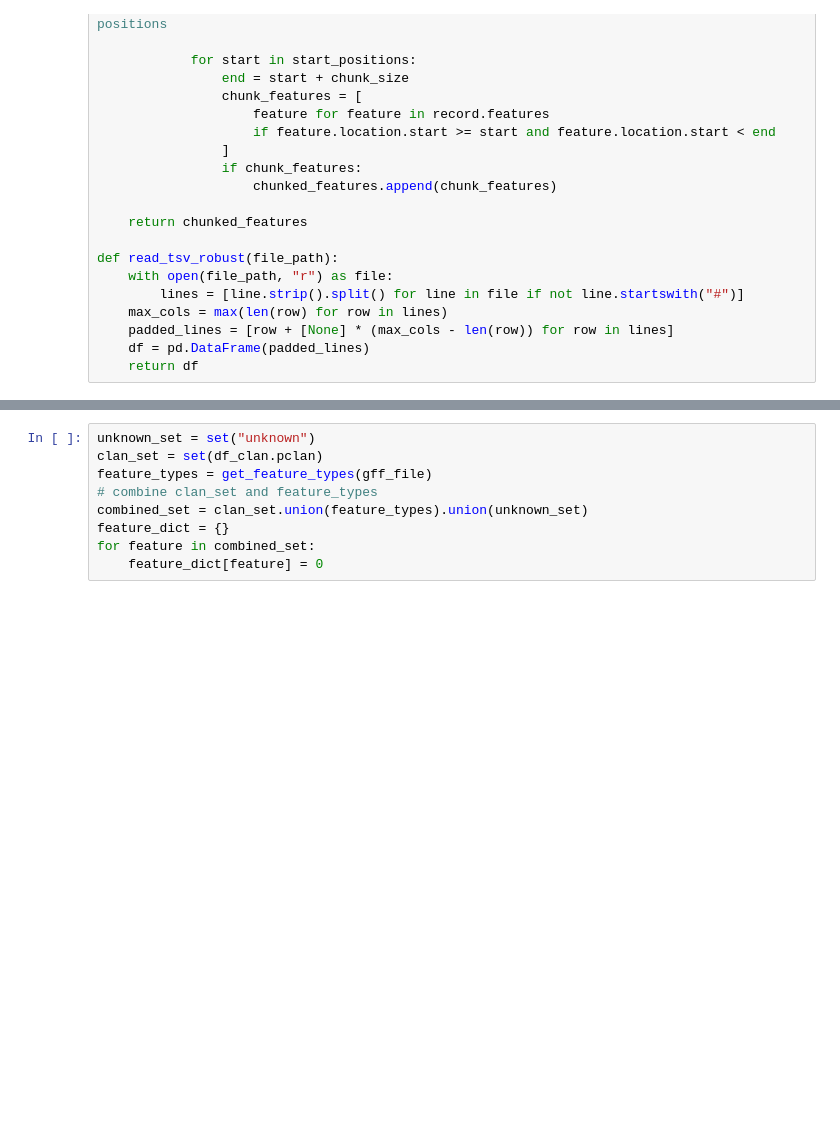
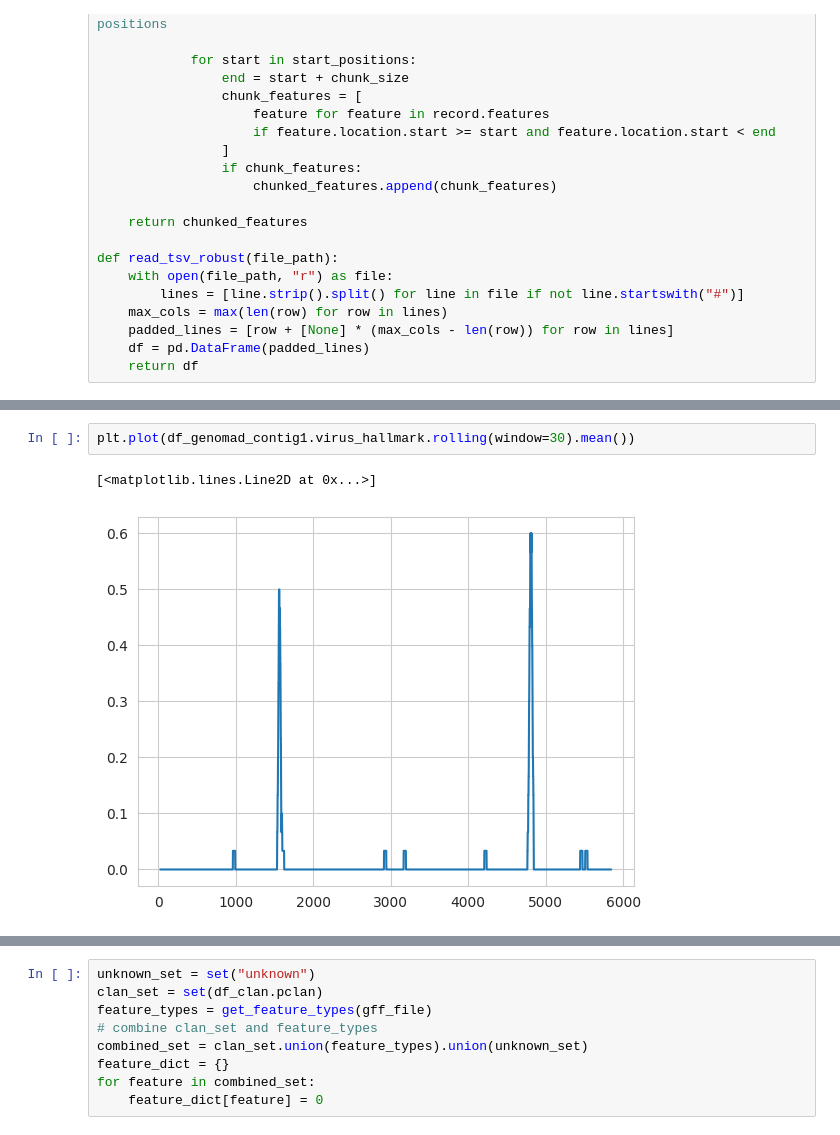
Before and after one commit to khoa-yelo/hyra, a Jupyter notebook: hydra.ipynb, the cells around one changed output, grey strips where cells are left out. Cells and saved outputs as stored; diff of their text form; blank space fills up the shorter version.

```diff
--- a/hydra.ipynb
+++ b/hydra.ipynb
@@ -133,0 +207,5 @@ plt.plot(df_product["unannotated_ma"])
+# %%
+plt.plot(df_genomad_contig1.virus_hallmark.rolling(window=30).mean())
+# %% [output]
+[<matplotlib.lines.Line2D at 0x...>]
+[figure, added]
```
Also changed, not shown: parts of 14 cells of this notebook, 2 other files.
